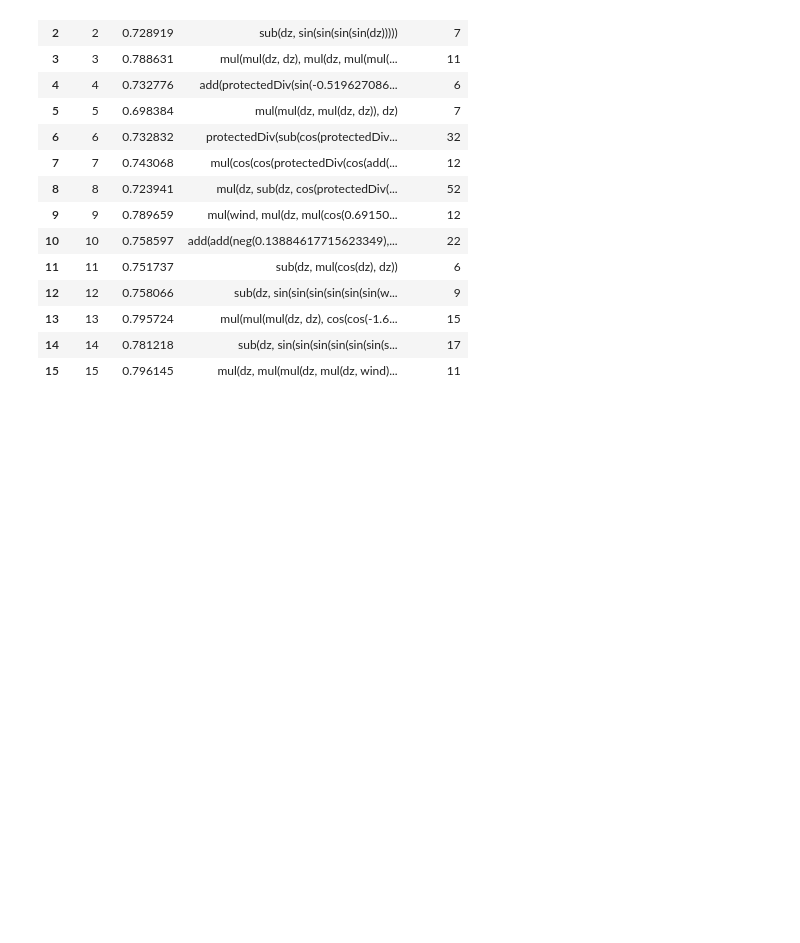
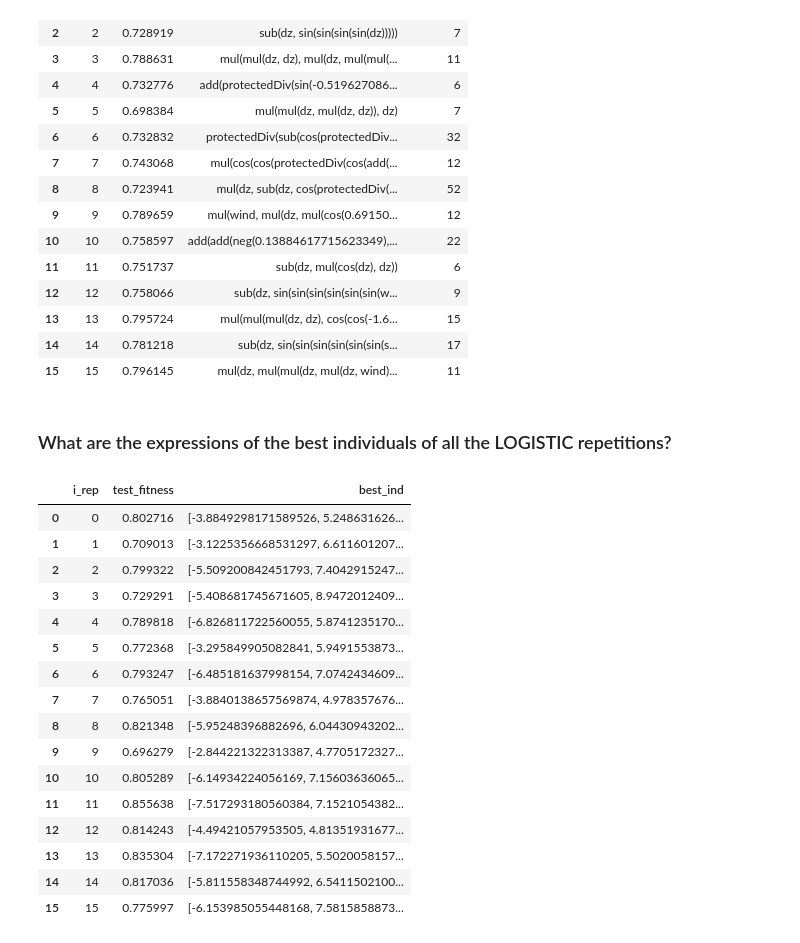
Before and after one commit to maxfieldEland/EC_2019_FinalProject, a Jupyter notebook: figures_notebook_2.ipynb, the cells around one changed output. Drawn from its saved outputs; the diff is of its cells as text; code cells hidden in the pictures; blank space fills up the shorter version.

Commit message:
Add table of best individuals from logistic regression

```diff
--- a/figures_notebook_2.ipynb
+++ b/figures_notebook_2.ipynb
@@ -496,3 +496,28 @@ with pd.option_context('display.max_colwidth', -1):  # more options can be speci
 | 13 | 13 | 0.795724 | mul(mul(mul(dz, dz), cos(cos(-1.6... | 15 |
 | 14 | 14 | 0.781218 | sub(dz, sin(sin(sin(sin(sin(sin(s... | 17 |
 | 15 | 15 | 0.796145 | mul(dz, mul(mul(dz, mul(dz, wind)... | 11 |
+# %% [markdown]
+### What are the expressions of the best individuals of all the LOGISTIC repetitions?
+# %%
+df = pd.DataFrame([(r['i_rep'], r['test_fitness'], r['best_ind']) for r in lrs],
+                  columns=['i_rep', 'test_fitness', 'best_ind'])
+with pd.option_context('display.max_colwidth', -1):  # more options can be specified also
+    display(df)
+# %% [output]
+|  | i_rep | test_fitness | best_ind |
+| 0 | 0 | 0.802716 | [-3.8849298171589526, 5.248631626... |
+| 1 | 1 | 0.709013 | [-3.1225356668531297, 6.611601207... |
+| 2 | 2 | 0.799322 | [-5.509200842451793, 7.4042915247... |
+| 3 | 3 | 0.729291 | [-5.408681745671605, 8.9472012409... |
+| 4 | 4 | 0.789818 | [-6.826811722560055, 5.8741235170... |
+| 5 | 5 | 0.772368 | [-3.295849905082841, 5.9491553873... |
+| 6 | 6 | 0.793247 | [-6.485181637998154, 7.0742434609... |
+| 7 | 7 | 0.765051 | [-3.8840138657569874, 4.978357676... |
+| 8 | 8 | 0.821348 | [-5.95248396882696, 6.04430943202... |
+| 9 | 9 | 0.696279 | [-2.844221322313387, 4.7705172327... |
+| 10 | 10 | 0.805289 | [-6.14934224056169, 7.15603636065... |
+| 11 | 11 | 0.855638 | [-7.517293180560384, 7.1521054382... |
+| 12 | 12 | 0.814243 | [-4.49421057953505, 4.81351931677... |
+| 13 | 13 | 0.835304 | [-7.172271936110205, 5.5020058157... |
+| 14 | 14 | 0.817036 | [-5.811558348744992, 6.5411502100... |
+| 15 | 15 | 0.775997 | [-6.153985055448168, 7.5815858873... |
```
